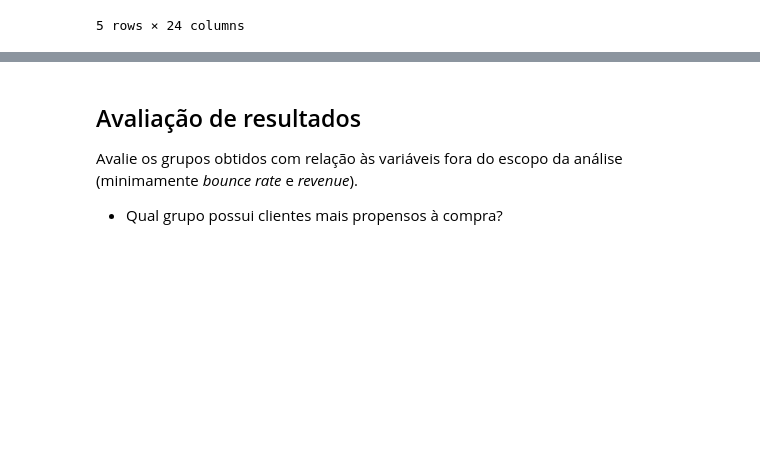
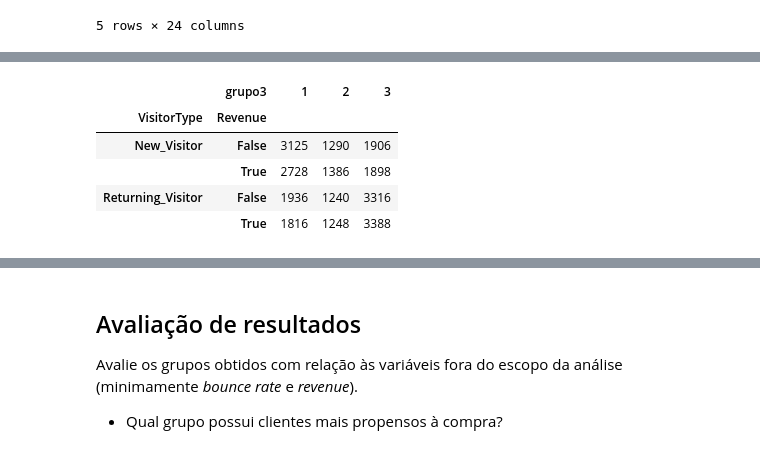
Before and after one commit to MahFr115/Dados_EBAC_Fase5, a Jupyter notebook: Módulo 30/Tarefa 2.ipynb, the cells around one changed output, grey strips where cells are left out. Saved outputs shown, nothing was run; the diff lists cells and outputs as text; code cells hidden in the pictures; blank space fills up the shorter version.

```diff
--- a/Módulo 30/Tarefa 2.ipynb
+++ b/Módulo 30/Tarefa 2.ipynb
@@ -230 +257,10 @@ KeyError: 'grupo3'
+# %%
+df_X_3.groupby(['VisitorType', 'Revenue', 'grupo3'])["index"].std().unstack().fillna(0).astype(int)
+# %% [output]
+|  | grupo3 | 1 | 2 | 3 |
+| VisitorType | Revenue |  |  |  |
+| New_Visitor | False | 3125 | 1290 | 1906 |
+|  | True | 2728 | 1386 | 1898 |
+| Returning_Visitor | False | 1936 | 1240 | 3316 |
+|  | True | 1816 | 1248 | 3388 |
 # %%
```
Also changed, not shown: parts of 11 cells of this notebook.
